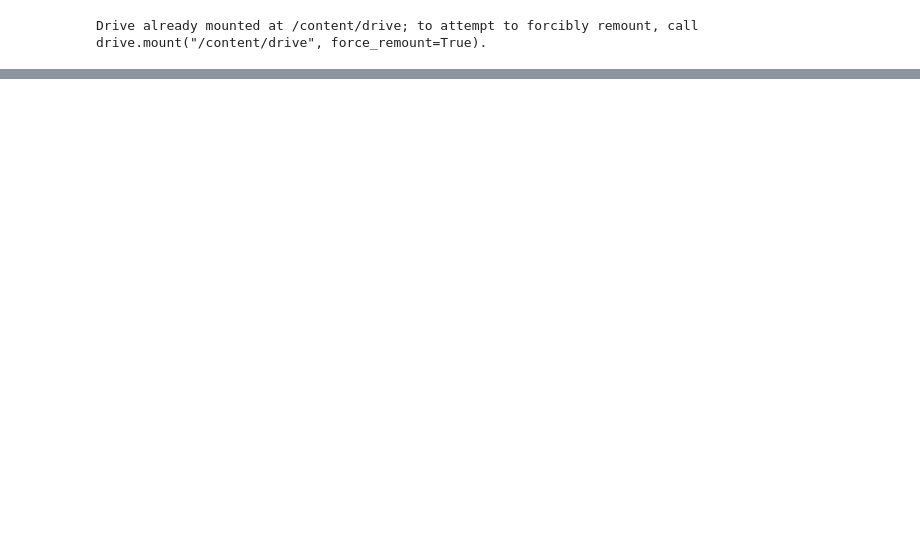
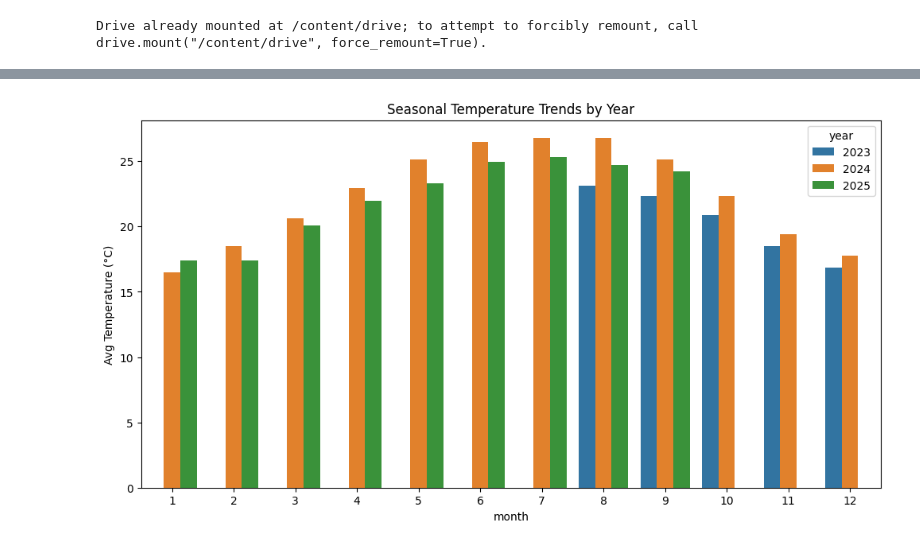
Before and after one commit to anjaliwadikar/ClimateScope_project, a Jupyter notebook: weather.ipynb, the cells around one changed output, grey strips where cells are left out. Drawn from its saved outputs; the diff is of its cells as text; code cells hidden in the pictures; blank space fills up the shorter version.

```diff
--- a/weather.ipynb
+++ b/weather.ipynb
@@ -193,0 +269,15 @@ print(monthly_data.head())
+# %%
+#  Seasonal Patterns (Temperature Trends)
+
+df['year'] = df['last_updated'].dt.year
+df['month'] = df['last_updated'].dt.month
+
+monthly_avg = df.groupby(['year','month'])['temperature_celsius'].mean().reset_index()
+
+plt.figure(figsize=(12,6))
+sns.barplot(data=monthly_avg, x='month', y='temperature_celsius', hue='year', palette='tab10')
+plt.title("Seasonal Temperature Trends by Year")
+plt.ylabel("Avg Temperature (°C)")
+plt.show()
+# %% [output]
+[figure, added]
```
Also changed, not shown: parts of 16 cells of this notebook.
